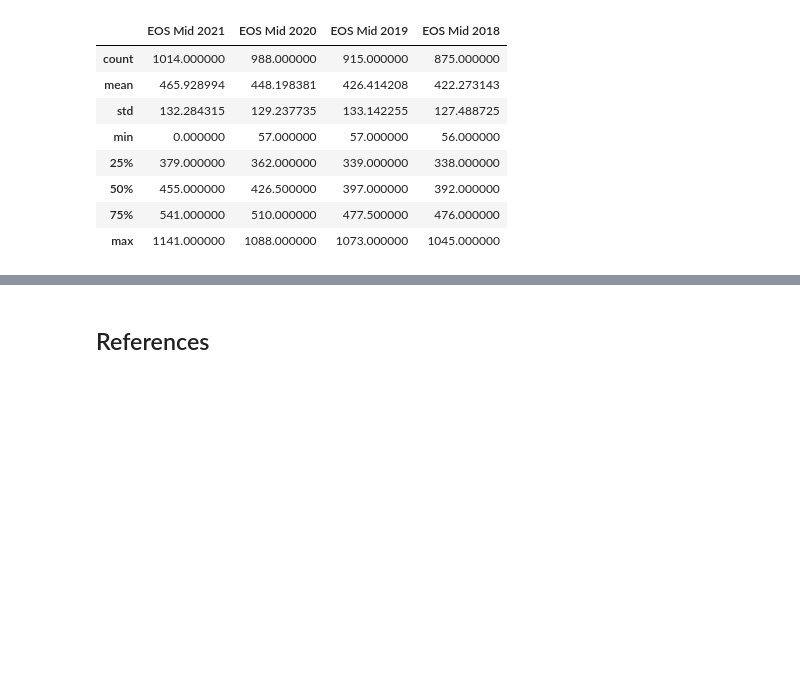
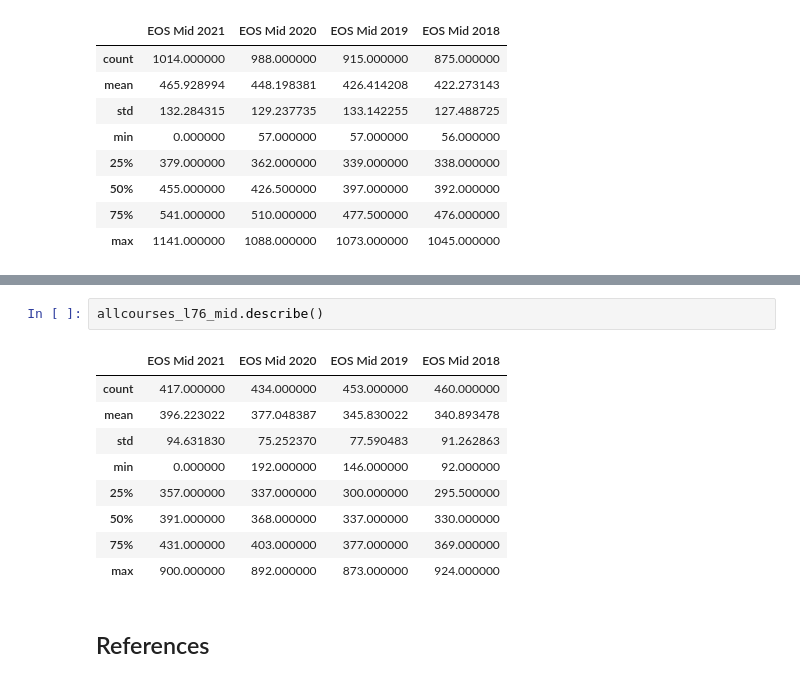
Before and after one commit to andrewjscott/Fundamentals-of-Data-Analysis-Assignment, a Jupyter notebook: cao.ipynb, the cells around one changed output, grey strips where cells are left out. Saved outputs shown, nothing was run; the diff lists cells and outputs as text; blank space fills up the shorter version.

```diff
--- a/cao.ipynb
+++ b/cao.ipynb
@@ -2360,2 +2390,14 @@ allcourses_l8_mid.describe()
+# %%
+allcourses_l76_mid.describe()
+# %% [output]
+|  | EOS Mid 2021 | EOS Mid 2020 | EOS Mid 2019 | EOS Mid 2018 |
+| count | 417.000000 | 434.000000 | 453.000000 | 460.000000 |
+| mean | 396.223022 | 377.048387 | 345.830022 | 340.893478 |
+| std | 94.631830 | 75.252370 | 77.590483 | 91.262863 |
+| min | 0.000000 | 192.000000 | 146.000000 | 92.000000 |
+| 25% | 357.000000 | 337.000000 | 300.000000 | 295.500000 |
+| 50% | 391.000000 | 368.000000 | 337.000000 | 330.000000 |
+| 75% | 431.000000 | 403.000000 | 377.000000 | 369.000000 |
+| max | 900.000000 | 892.000000 | 873.000000 | 924.000000 |
 # %% [markdown]
 ## References
```
Also changed, not shown: parts of 12 cells of this notebook, 22 other files.
